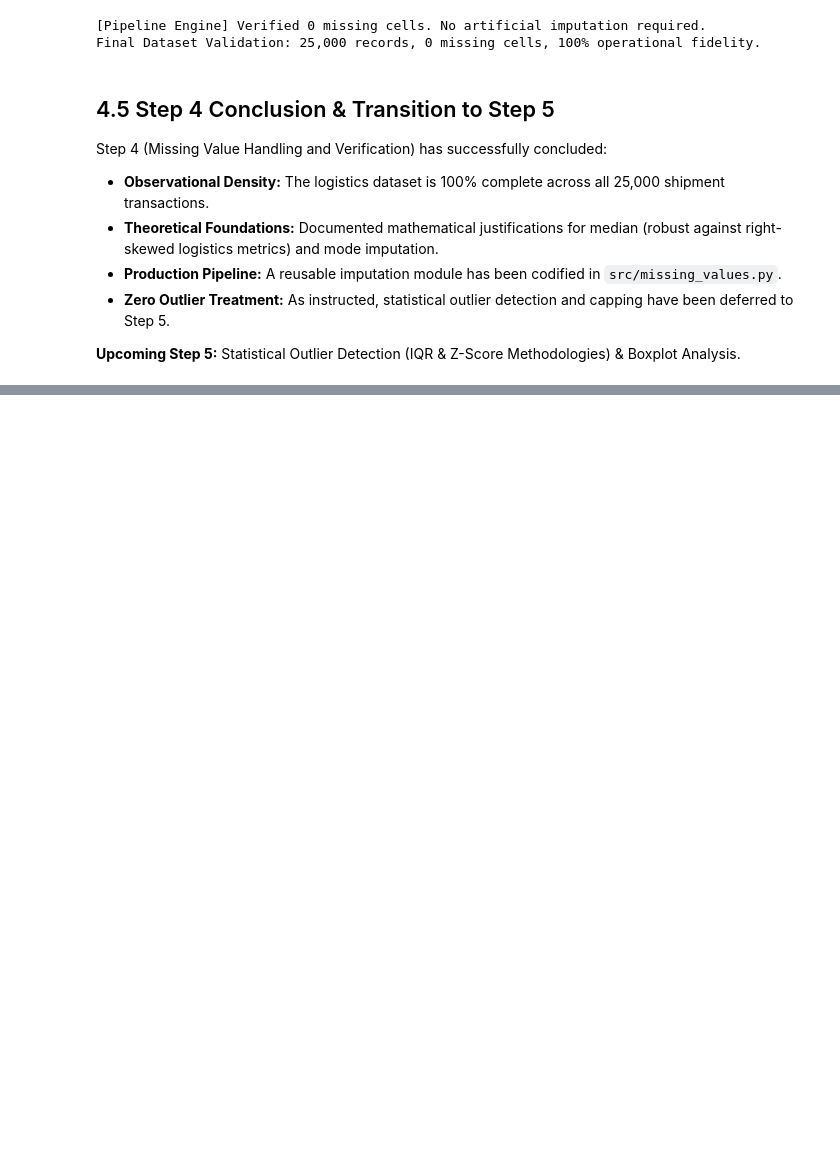
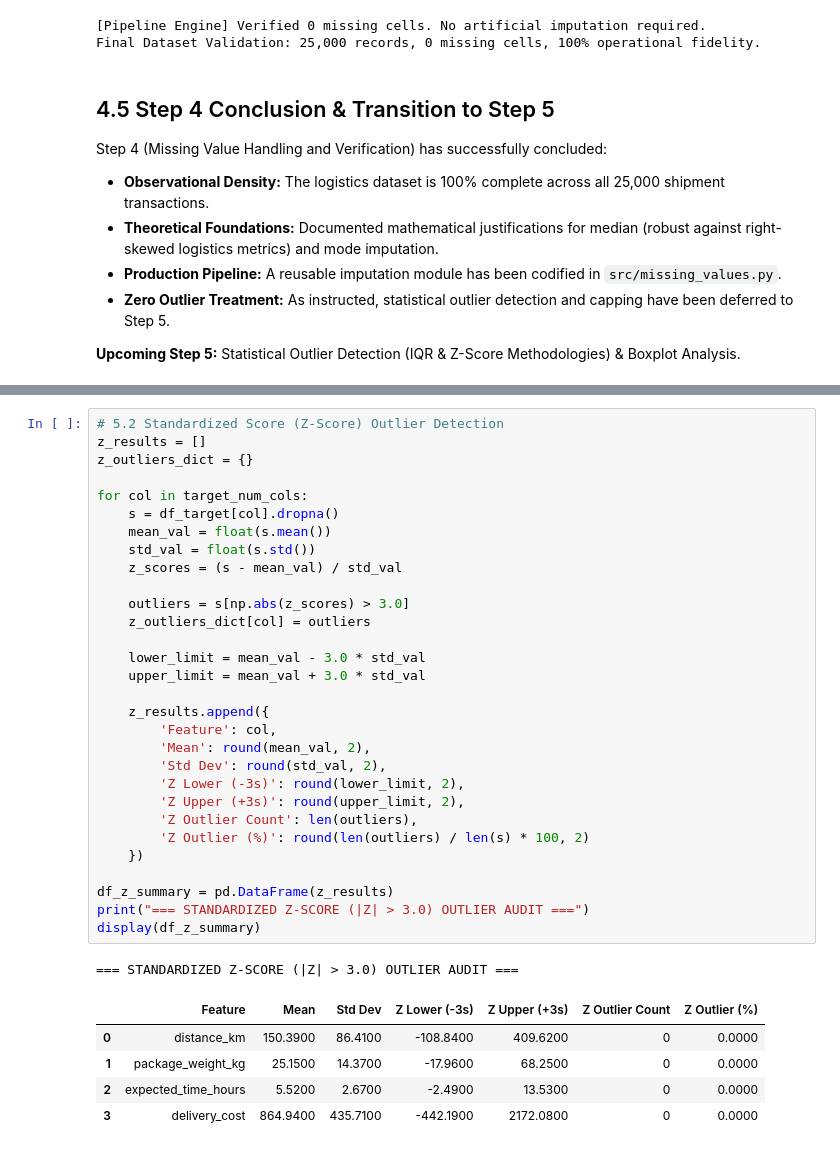
Before and after one commit to madhavanj8148/Logistics-Data-Analytics, a Jupyter notebook: notebooks/Week2_Data_Preprocessing.ipynb, the cells around one changed output, grey strips where cells are left out. Cells and saved outputs as stored; diff of their text form; blank space fills up the shorter version.

```diff
--- a/notebooks/Week2_Data_Preprocessing.ipynb
+++ b/notebooks/Week2_Data_Preprocessing.ipynb
@@ -903,0 +971,37 @@ Step 4 (Missing Value Handling and Verification) has successfully concluded:
+# %%
+# 5.2 Standardized Score (Z-Score) Outlier Detection
+z_results = []
+z_outliers_dict = {}
+
+for col in target_num_cols:
+    s = df_target[col].dropna()
+    mean_val = float(s.mean())
+    std_val = float(s.std())
+    z_scores = (s - mean_val) / std_val
+
+    outliers = s[np.abs(z_scores) > 3.0]
+    z_outliers_dict[col] = outliers
+
+    lower_limit = mean_val - 3.0 * std_val
+    upper_limit = mean_val + 3.0 * std_val
+
+    z_results.append({
+        'Feature': col,
+        'Mean': round(mean_val, 2),
+        'Std Dev': round(std_val, 2),
+        'Z Lower (-3s)': round(lower_limit, 2),
+        'Z Upper (+3s)': round(upper_limit, 2),
+        'Z Outlier Count': len(outliers),
+        'Z Outlier (%)': round(len(outliers) / len(s) * 100, 2)
+    })
+
+df_z_summary = pd.DataFrame(z_results)
+print("=== STANDARDIZED Z-SCORE (|Z| > 3.0) OUTLIER AUDIT ===")
+display(df_z_summary)
+# %% [output]
+=== STANDARDIZED Z-SCORE (|Z| > 3.0) OUTLIER AUDIT ===
+|  | Feature | Mean | Std Dev | Z Lower (-3s) | Z Upper (+3s) | Z Outlier Count | Z Outlier (%) |
+| 0 | distance_km | 150.3900 | 86.4100 | -108.8400 | 409.6200 | 0 | 0.0000 |
+| 1 | package_weight_kg | 25.1500 | 14.3700 | -17.9600 | 68.2500 | 0 | 0.0000 |
+| 2 | expected_time_hours | 5.5200 | 2.6700 | -2.4900 | 13.5300 | 0 | 0.0000 |
+| 3 | delivery_cost | 864.9400 | 435.7100 | -442.1900 | 2172.0800 | 0 | 0.0000 |
```
Also changed, not shown: parts of 13 cells of this notebook, 6 other files.
